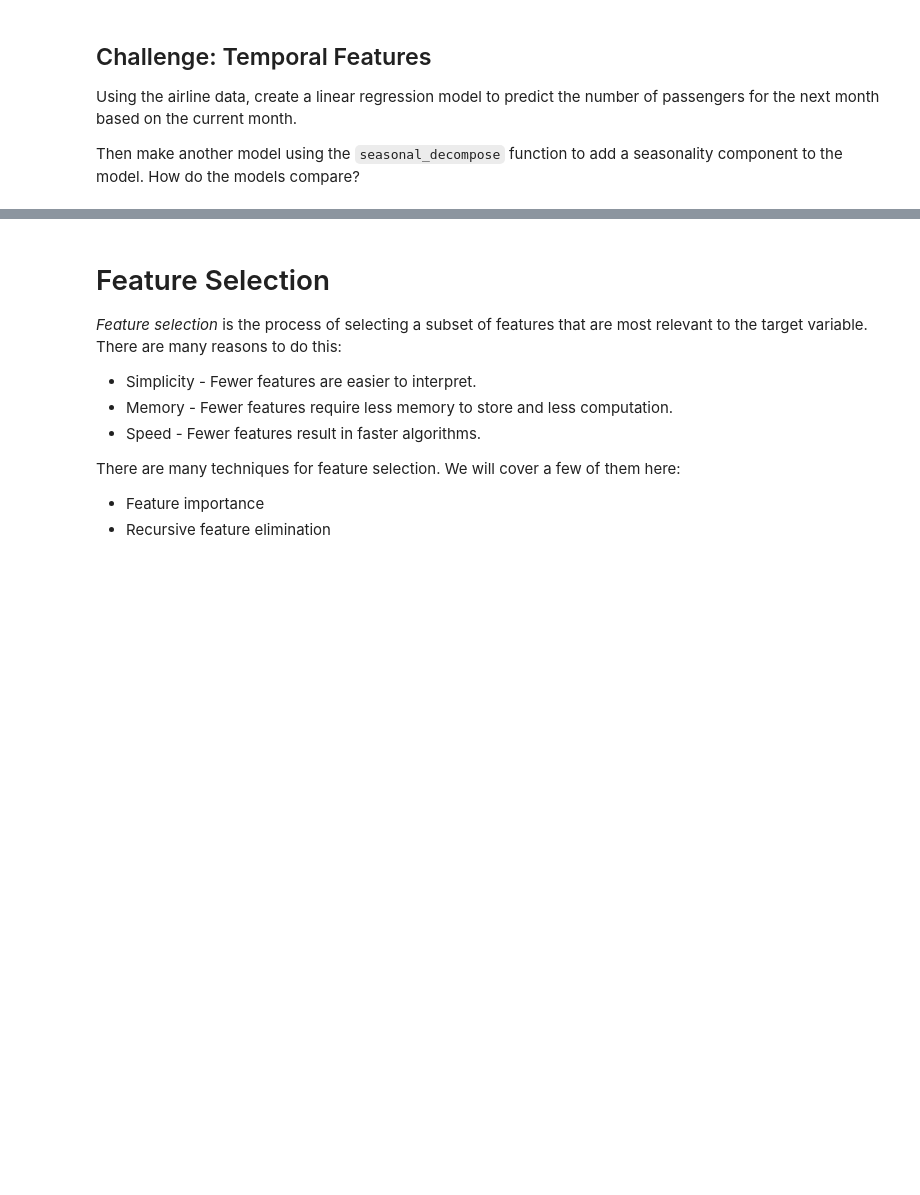
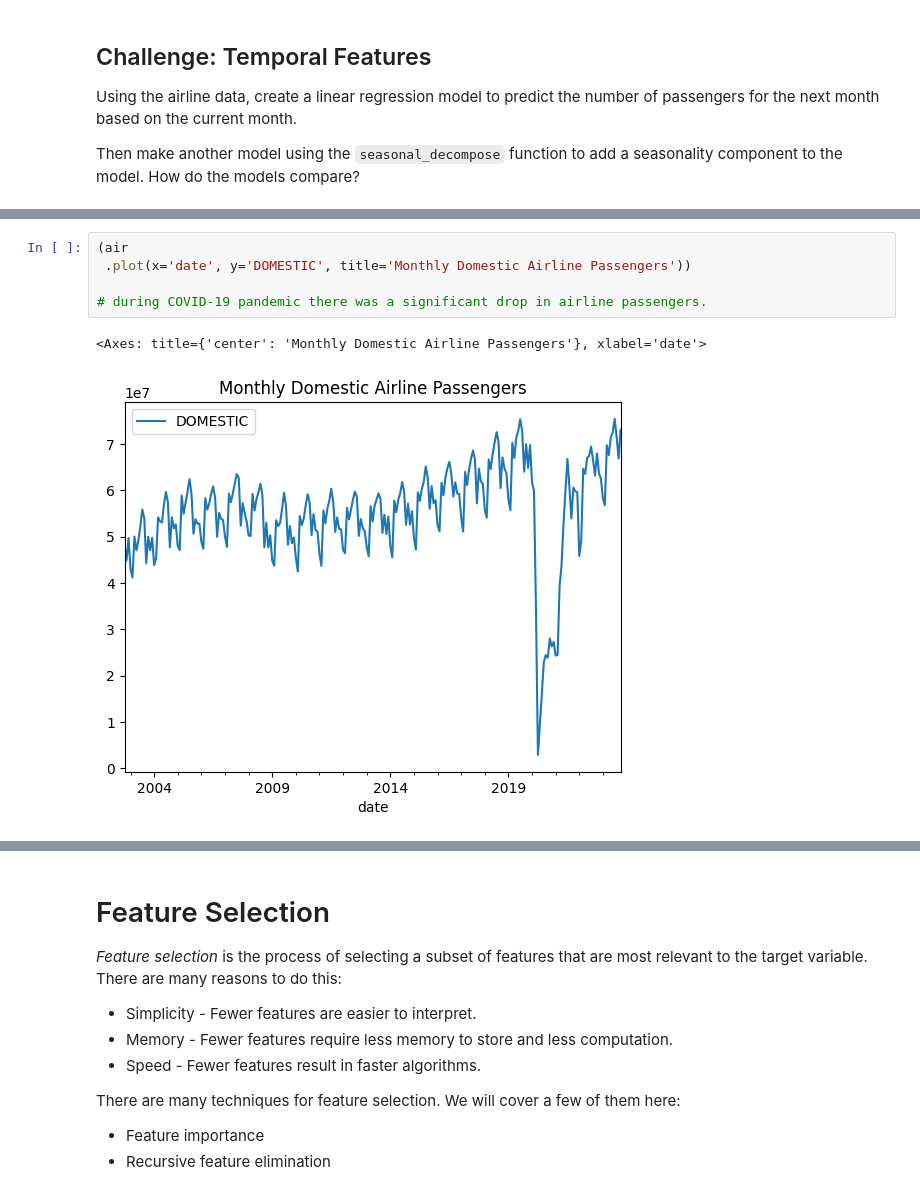
Before and after one commit to faith-ogun/applied-machine-learning-feature-engineering-3809062, a Jupyter notebook: featureengineering.ipynb, the cells around one changed output, grey strips where cells are left out. Drawn from its saved outputs; the diff is of its cells as text; blank space fills up the shorter version.

```diff
--- a/featureengineering.ipynb
+++ b/featureengineering.ipynb
@@ -2503,0 +2994,8 @@ Then make another model using the `seasonal_decompose` function to add a seasona
+# %%
+(air
+ .plot(x='date', y='DOMESTIC', title='Monthly Domestic Airline Passengers'))
+
+# during COVID-19 pandemic there was a significant drop in airline passengers.
+# %% [output]
+<Axes: title={'center': 'Monthly Domestic Airline Passengers'}, xlabel='date'>
+[figure, added]
```
Also changed, not shown: parts of 81 cells of this notebook.
